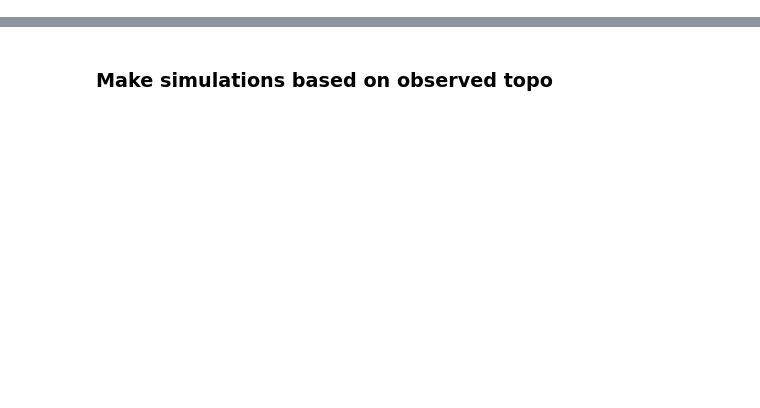
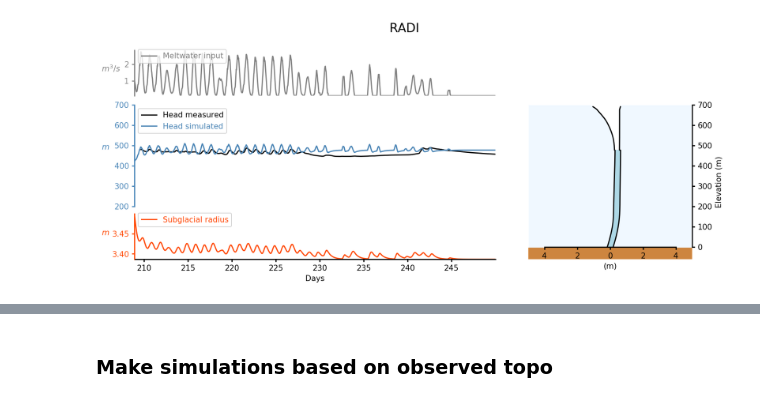
Before and after one commit to cctrunz/ModelRepo_pyMouShBaseflow_paper, a Jupyter notebook: Simulate_moulin_data_AGU.ipynb, the cells around one changed output, grey strips where cells are left out. Cells and saved outputs as stored; diff of their text form; code cells hidden in the pictures; blank space fills up the shorter version.

```diff
--- a/Simulate_moulin_data_AGU.ipynb
+++ b/Simulate_moulin_data_AGU.ipynb
@@ -213,0 +247,12 @@ def calc_and_make1plot( dataset,
+# %%
+make_all_plots = False
+make_directory = False
+radi_bf, params_radi_bf, time_radi_bf= calc_and_make1plot(radi,
+                                                       initial_subglacial_area = (np.pi*3.5**2)/2,
+                                                       make_all_plots = make_all_plots,
+                                                       make_directory = make_directory,
+                                                       baseflow = 50,
+                                                       channel_length = 50000,
+                                                       dir_name = 'radi_bf')
+# %% [output]
+[figure, added]
```
Also changed, not shown: parts of 9 cells of this notebook, 53 other files.
